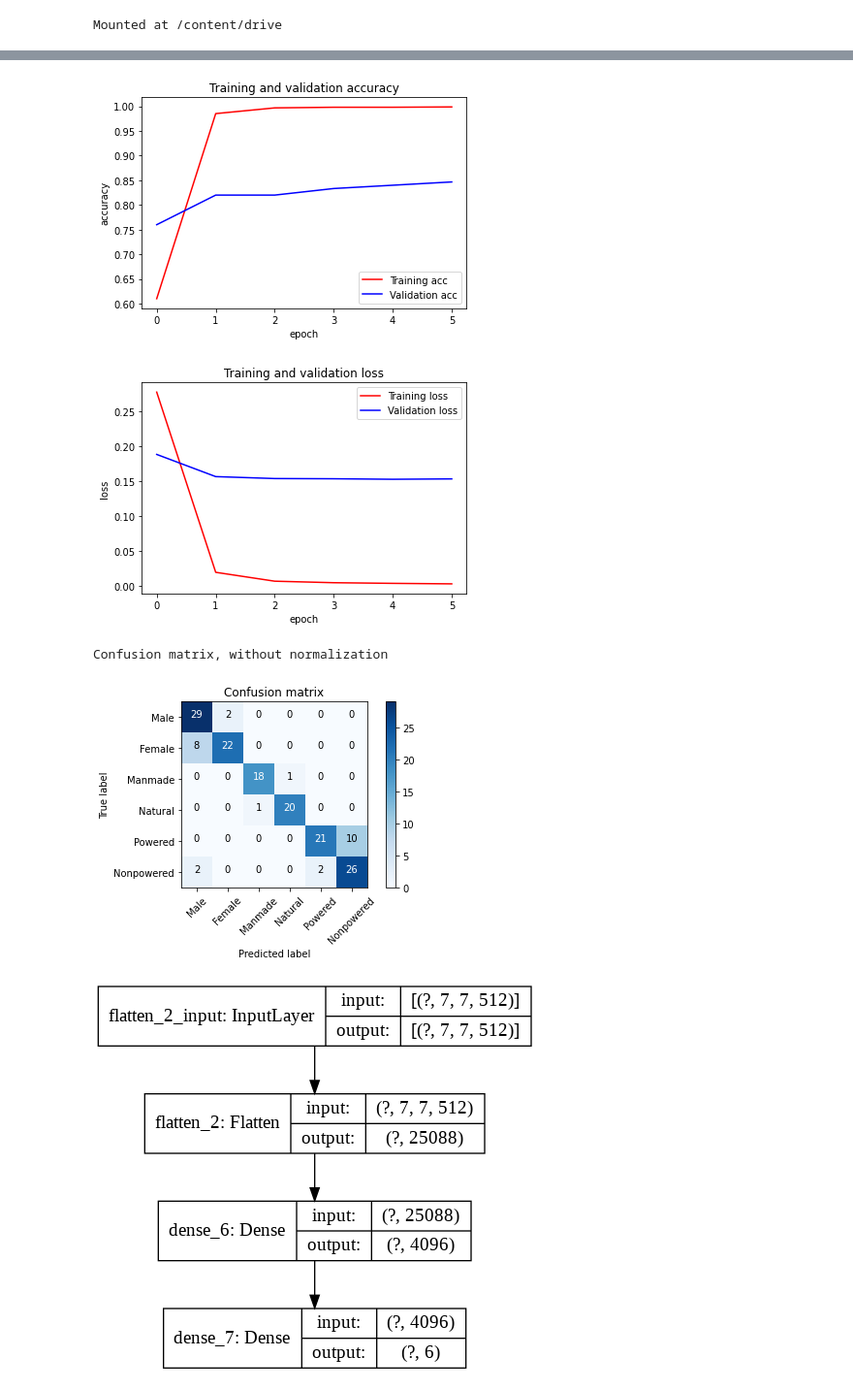
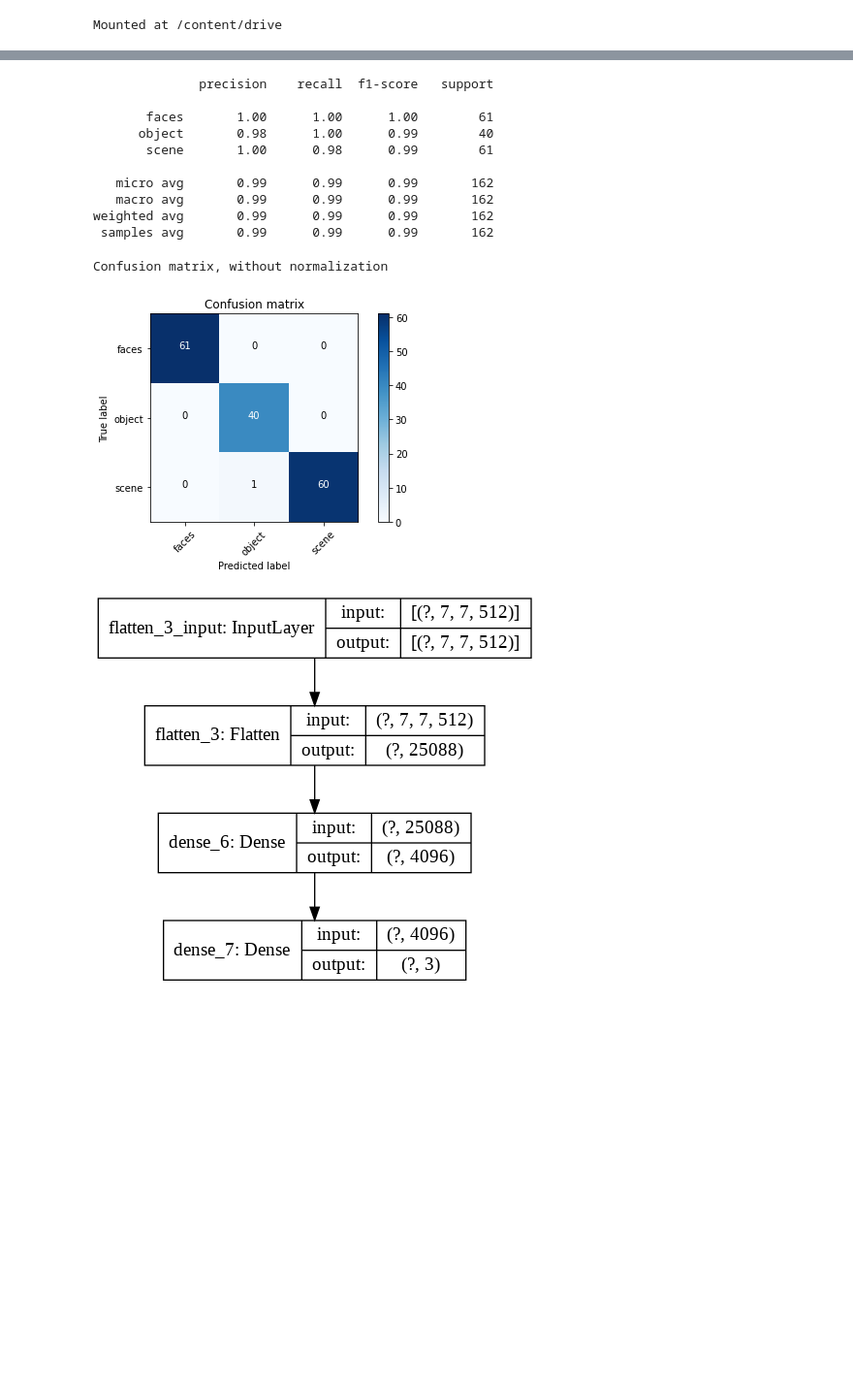
Before and after one commit to soukhind2/vgg16obj, a Jupyter notebook: colab_test.ipynb, the cells around one changed output, grey strips where cells are left out. Shown: that part at 97% size. Drawn from its saved outputs; the diff is of its cells as text; code cells hidden in the pictures; blank space fills up the shorter version.

Commit message:
Revert "Introduced 2 subclasses for each 3 classes"
This reverts commit 4603e98c7140c4a4cc54ae0a40c81aedb745b7ae.

```diff
--- a/colab_test.ipynb
+++ b/colab_test.ipynb
@@ -153,18 +153,0 @@ Epoch 00006: early stopping
-# %%
-model = Sequential()
-
-model.add(Flatten(input_shape=train_data.shape[1:]))
-model.add(Dense(4096, activation='relu'))
-##model.add(Dropout(0.5))
-model.add(Dense(6, activation='softmax'))
-model.compile(optimizer= Adam(lr=1e-5),
-              loss='binary_crossentropy',
-              metrics=['accuracy'])
-es = EarlyStopping(monitor='val_loss', mode='min', verbose=1)
-
-history = model.fit(train_data, train_labels,
-          epochs=epochs,
-          batch_size=64,
-          validation_data=(val_data, val_labels),
-          verbose = 1, callbacks = [es])
-model.save_weights('top_weights',overwrite = True)
@@ -194,21 +163,30 @@ pred = np.round(model.predict(test_data),0)
 # %%
-classes = ['Male','Female','Manmade','Natural','Powered','Nonpowered']
+classes = ['faces','object','scene']
 metric = metrics.classification_report(test_labels,pred,target_names = classes)
 print(metric)
+# %% [output]
+              precision    recall  f1-score   support
+
+       faces       1.00      1.00      1.00        61
+      object       0.98      1.00      0.99        40
+       scene       1.00      0.98      0.99        61
+
+   micro avg       0.99      0.99      0.99       162
+   macro avg       0.99      0.99      0.99       162
+weighted avg       0.99      0.99      0.99       162
+ samples avg       0.99      0.99      0.99       162
 # %%
 from vgg16obj.tools import plot_tools as pt
-pt.plot_metrics(history)
+#pt.plot_metrics(history)
 
 categorical_test_labels = pd.DataFrame(test_labels).idxmax(axis=1)
 categorical_preds = pd.DataFrame(pred).idxmax(axis=1)
 cm = confusion_matrix(categorical_test_labels, categorical_preds)
 
 pt.plot_confusion_matrix(cm,classes,normalize = False)
 # %% [output]
+Confusion matrix, without normalization
-[figure, old version]
+[figure, new version]
-[figure, removed]
-Confusion matrix, without normalization
-[figure, removed]
 # %%
 plot_model(model,show_shapes=True,expand_nested=True)
 # %% [output]
```
Also changed, not shown: parts of 8 cells of this notebook.
